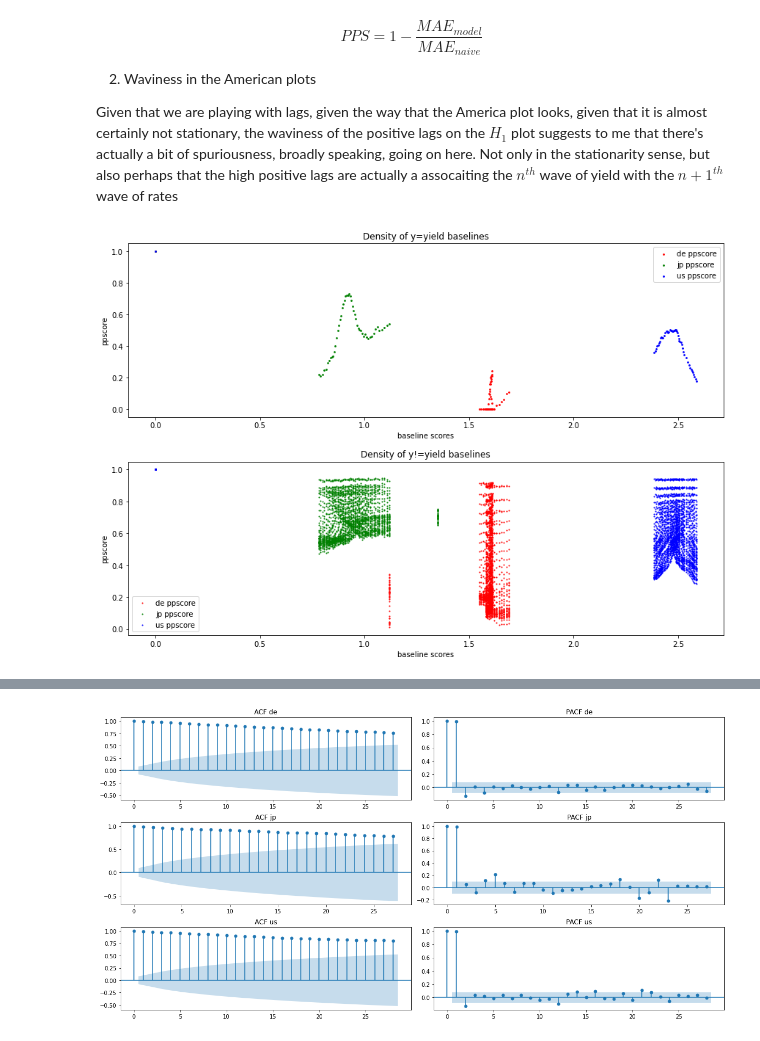
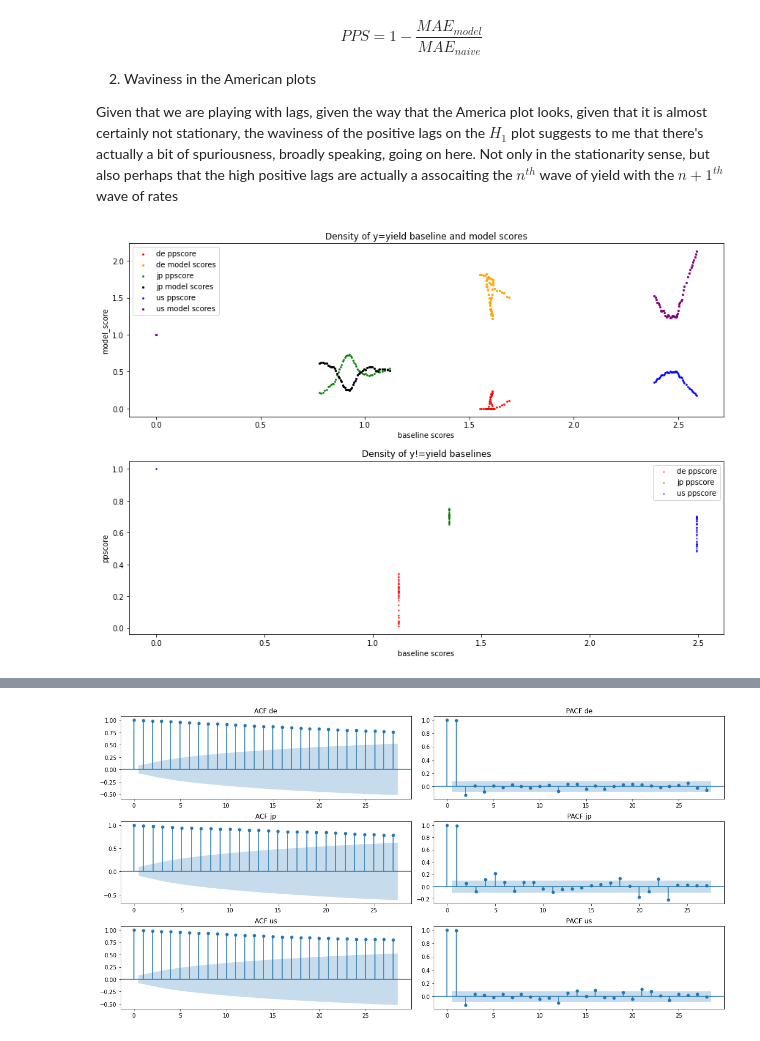
Before and after one commit to jthk1618/Causality, a Jupyter notebook: gdp_and_interest_rates.ipynb, the cells around one changed output, grey strips where cells are left out. Saved outputs shown, nothing was run; the diff lists cells and outputs as text; code cells hidden in the pictures.

```diff
--- a/gdp_and_interest_rates.ipynb
+++ b/gdp_and_interest_rates.ipynb
@@ -307,21 +313,28 @@ Given that we are playing with lags, given the way that the America plot looks,
 # %%
 # --- 1. Inspect Baseline
 
 _, ax = plt.subplots(2, figsize=(12, 8))
 _.tight_layout(h_pad=4)
 col_map = ["r", "g", "b"]
+col_map1 = ["orange", "black", "purple"]
 
 for i, c in enumerate(countries):
     x_is_yield = save_pscores[c].loc[save_pscores[c]["x"] == "{}_y".format(c)]
     x_is_yield.plot(kind="scatter", x="baseline_score", y="ppscore",
-                          s=3, c=col_map[i], ax=ax[0], label="{} ppscore".format(c)
-                        )
-    ax[0].set(title="Density of y=yield baselines", xlabel="baseline scores")
+                    s=3, c=col_map[i], ax=ax[0],
+                    label="{} ppscore".format(c)
+                   )
+    x_is_yield.plot(kind="scatter", x="baseline_score", y="model_score",
+                    s=5, marker="x", c=col_map1[i],
+                    ax=ax[0], label="{} model scores".format(c)
+                   )
+    ax[0].set(title="Density of y=yield baseline and model scores", xlabel="baseline scores")
 
-    y_is_yield = save_pscores[c].loc[save_pscores[c]["x"] != "{}_y".format(c)]
+#     y_is_yield = save_pscores[c].loc[save_pscores[c]["x"] != "{}_y".format(c)]
+    y_is_yield = save_pscores[c].loc[save_pscores[c]["y"] == "{}_y".format(c)]
     y_is_yield.plot(kind="scatter", x="baseline_score", y="ppscore",
                           s=1, c=col_map[i], ax=ax[1], label="{} ppscore".format(c)
                         )
     ax[1].set(title="Density of y!=yield baselines", xlabel="baseline scores")
 # %% [output]
-[figure, old version]
+[figure, new version]
```
Also changed, not shown: parts of 7 cells of this notebook.
